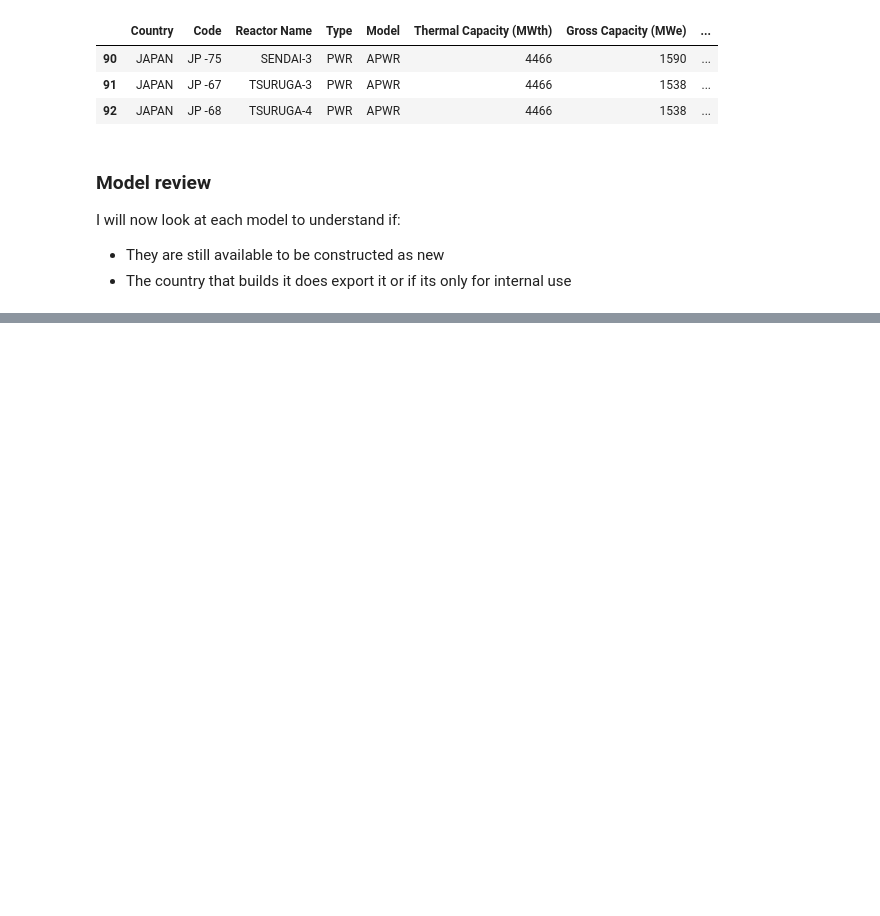
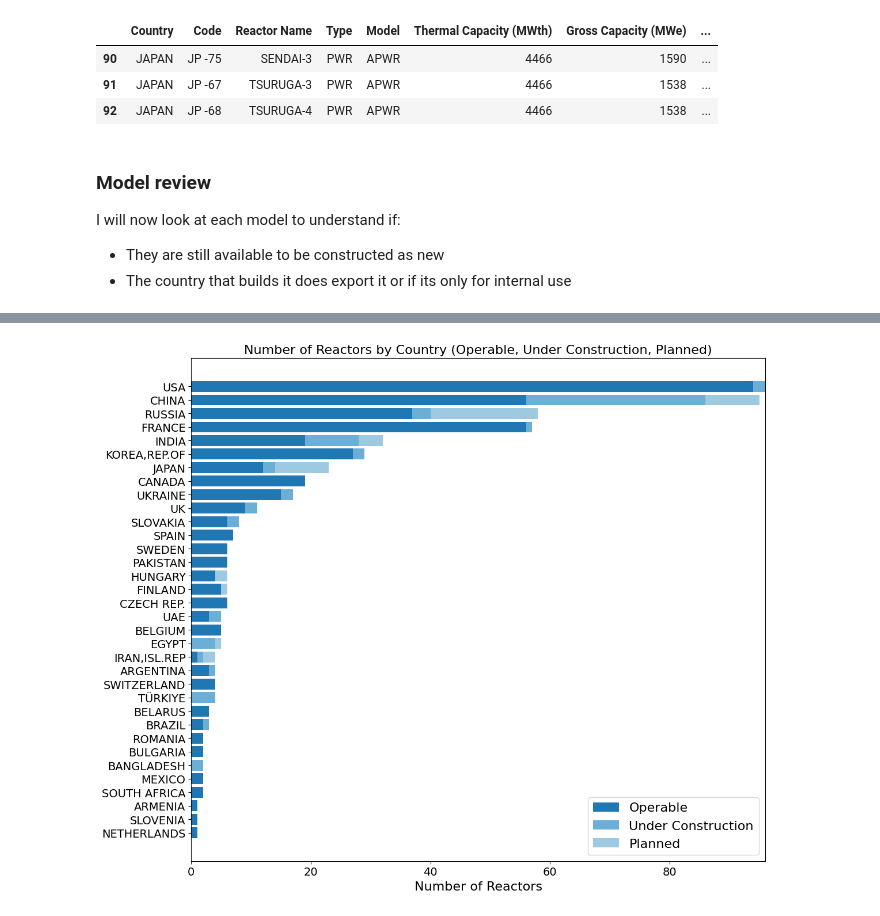
Before and after one commit to simo-pagliu/Master-Thesis, a Jupyter notebook: 01 - Attributes Definition/Reactors Data/PRIS Data Analysis.ipynb, the cells around one changed output, grey strips where cells are left out. Cells and saved outputs as stored; diff of their text form; code cells hidden in the pictures; blank space fills up the shorter version.

```diff
--- a/01 - Attributes Definition/Reactors Data/PRIS Data Analysis.ipynb
+++ b/01 - Attributes Definition/Reactors Data/PRIS Data Analysis.ipynb
@@ -529,0 +546,13 @@ I will now look at each model to understand if:
+# %%
+# Reconstruct df to have number of reactors by country
+df_reactors_by_country = df_Complete.groupby(['Country', 'Status']).size().unstack(fill_value=0).reset_index()
+df_reactors_by_country['Operational'] = df_reactors_by_country.get('Operational', 0) + df_reactors_by_country.get('Scheduled Connected', 0)
+df_reactors_by_country = df_reactors_by_country.drop(columns=['Scheduled Connected'])
+# Combine "scheduled connected" and "scheduled connection" and "under construction" into "under construction"
+df_reactors_by_country['Under Construction'] = df_reactors_by_country.get('Under Construction', 0) + df_reactors_by_country.get('Scheduled Connection', 0)
+# Drop the now redundant columns
+df_reactors_by_country = df_reactors_by_country.drop(columns='Scheduled Connection')
+# Add a new column with total reactors per country
+df_reactors_by_country['Total Reactors'] = df_reactors_by_country.sum(axis=1, numeric_only=True)
+# Display
+display(df_reactors_by_country)
@@ -529,0 +577,35 @@ I will now look at each model to understand if:
+# %%
+# Sort the DataFrame by 'Total Reactors' descending
+df_sorted = df_reactors_by_country.sort_values('Total Reactors', ascending=False)
+
+# Extract data for plotting
+countries_plot = df_sorted['Country'].tolist()
+operable = df_sorted['Operational'].values
+under_construction = df_sorted['Under Construction'].values
+planned = df_sorted['Planned Construction'].values
+
+# Create the plot
+fig, ax = plt.subplots(figsize=(12, 10))
+
+# Stacked bars with blue tones
+ax.barh(countries_plot, operable, label='Operable', color='#1f77b4')
+ax.barh(countries_plot, under_construction, left=operable, label='Under Construction', color='#6baed6')
+ax.barh(countries_plot, planned, left=np.add(operable, under_construction), label='Planned', color='#9ecae1')
+
+# Labels and title with font size 16
+ax.set_xlabel('Number of Reactors', fontsize=16)
+ax.set_title('Number of Reactors by Country (Operable, Under Construction, Planned)', fontsize=16)
+
+# Legend and tick parameters
+ax.legend(loc='lower right', fontsize=16)
+ax.tick_params(axis='both', which='major', labelsize=14)
+
+# Invert y-axis to have the largest on top
+ax.invert_yaxis()
+
+# Save and show
+plt.tight_layout()
+plt.savefig('reactors_by_country.png', format='PNG', dpi=200, bbox_inches='tight')
+plt.show()
+# %% [output]
+[figure, added]
```
Also changed, not shown: parts of 2 cells of this notebook.
